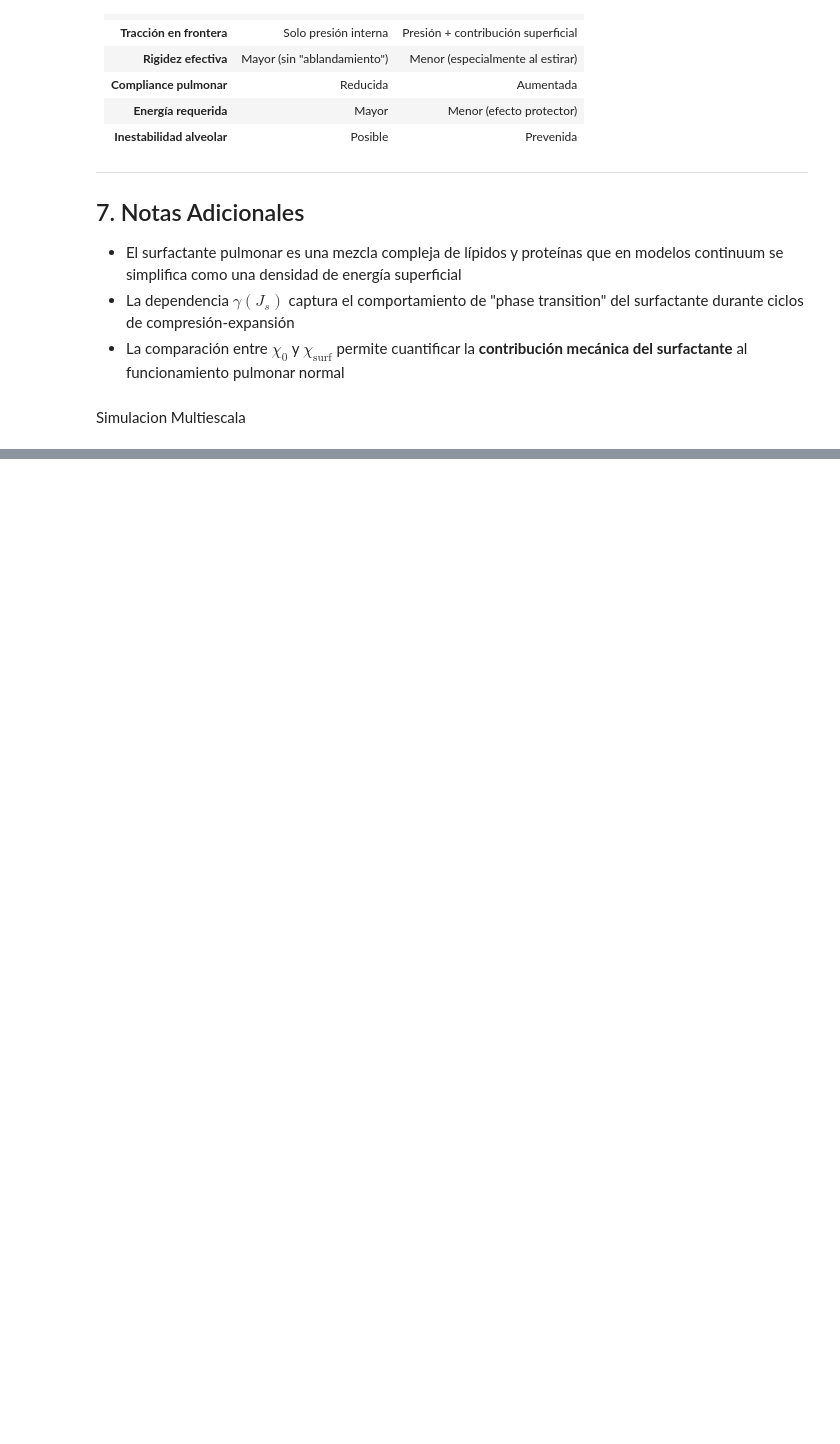
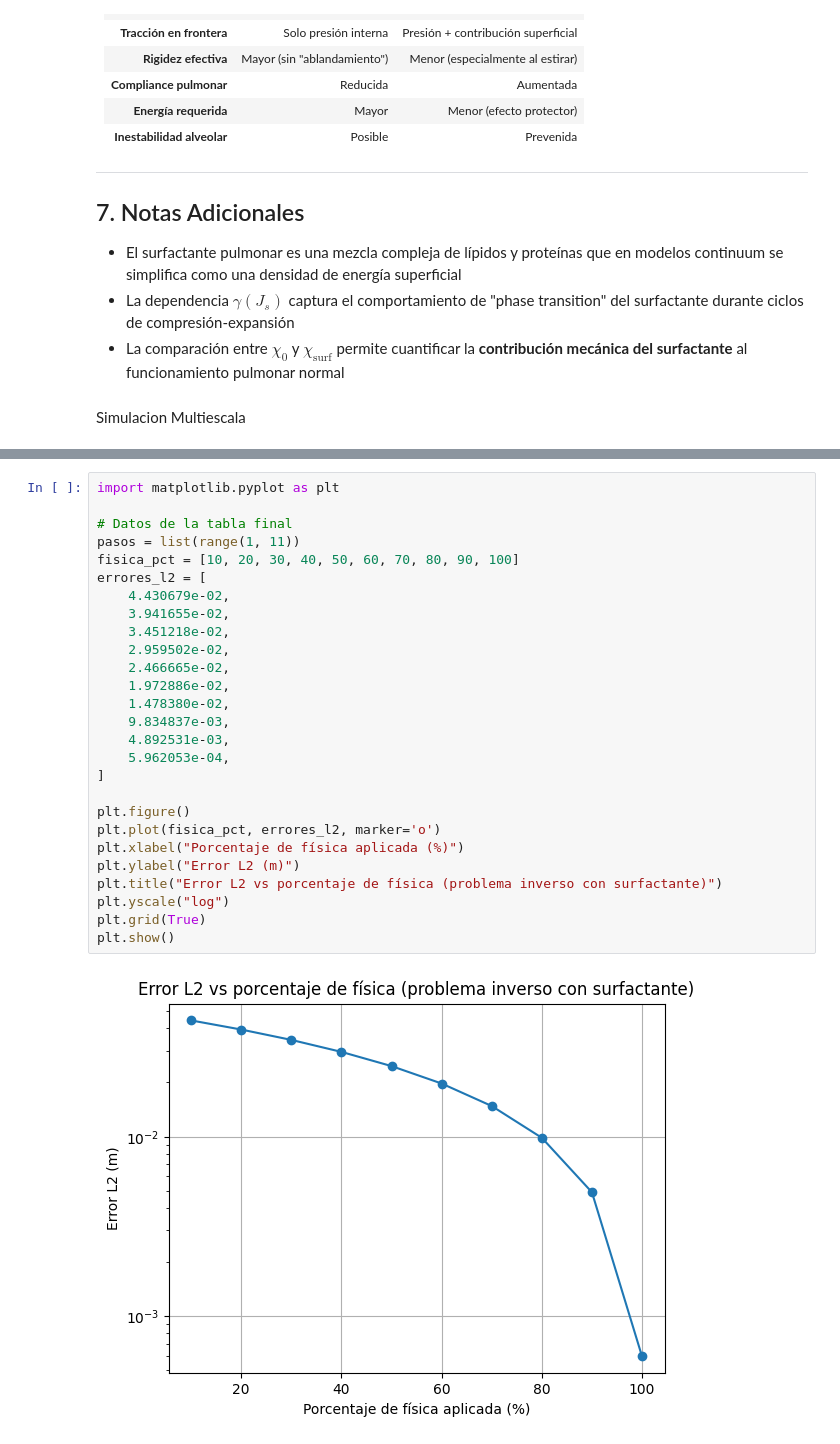
Before and after one commit to CarlangaUC/Proyecto-ICE3333, a Jupyter notebook: Directo-Inverso-poroelastico.ipynb, the cells around one changed output, grey strips where cells are left out. Drawn from its saved outputs; the diff is of its cells as text; blank space fills up the shorter version.

```diff
--- a/Directo-Inverso-poroelastico.ipynb
+++ b/Directo-Inverso-poroelastico.ipynb
@@ -734,0 +1745,29 @@ Simulacion Multiescala
+# %%
+import matplotlib.pyplot as plt
+
+# Datos de la tabla final
+pasos = list(range(1, 11))
+fisica_pct = [10, 20, 30, 40, 50, 60, 70, 80, 90, 100]
+errores_l2 = [
+    4.430679e-02,
+    3.941655e-02,
+    3.451218e-02,
+    2.959502e-02,
+    2.466665e-02,
+    1.972886e-02,
+    1.478380e-02,
+    9.834837e-03,
+    4.892531e-03,
+    5.962053e-04,
+]
+
+plt.figure()
+plt.plot(fisica_pct, errores_l2, marker='o')
+plt.xlabel("Porcentaje de física aplicada (%)")
+plt.ylabel("Error L2 (m)")
+plt.title("Error L2 vs porcentaje de física (problema inverso con surfactante)")
+plt.yscale("log")
+plt.grid(True)
+plt.show()
+# %% [output]
+[figure, added]
```
Also changed, not shown: parts of 11 cells of this notebook, 32 other files.
